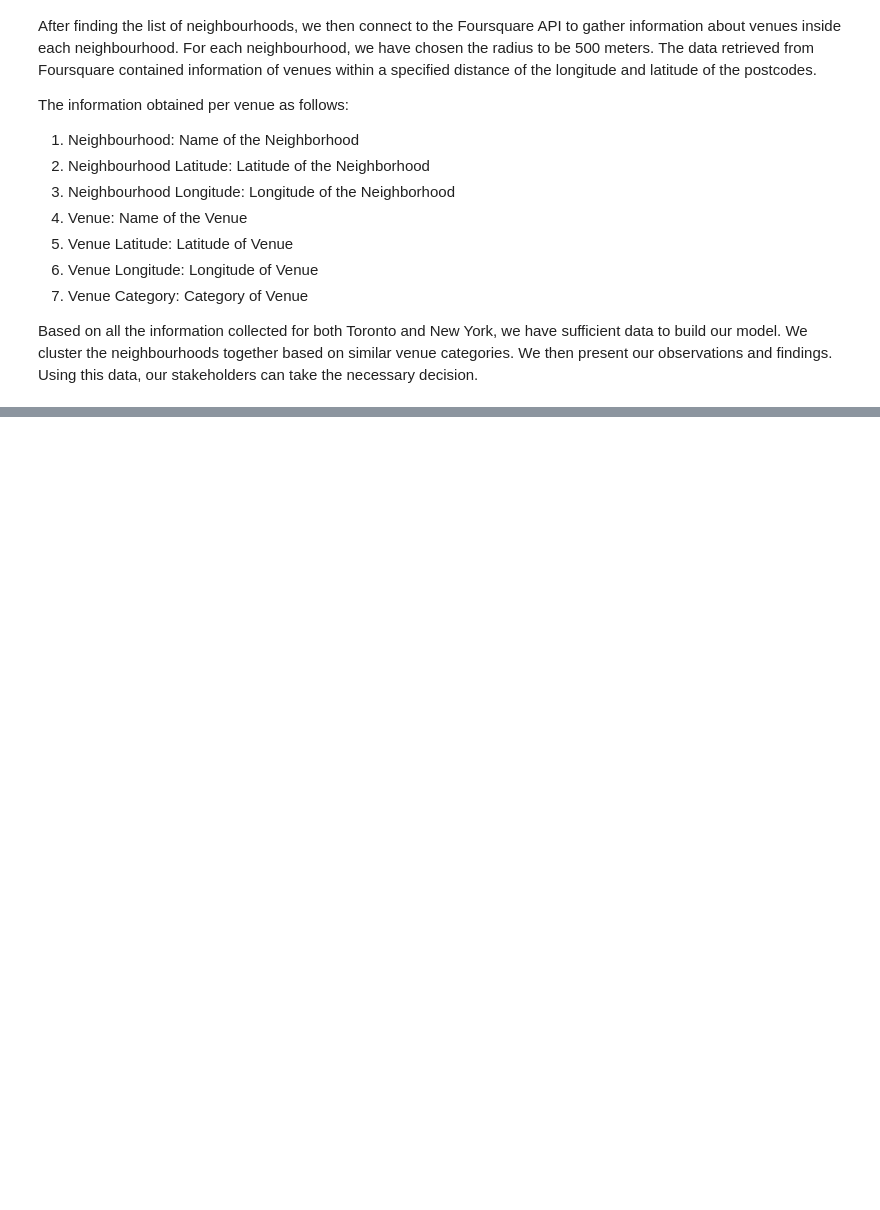
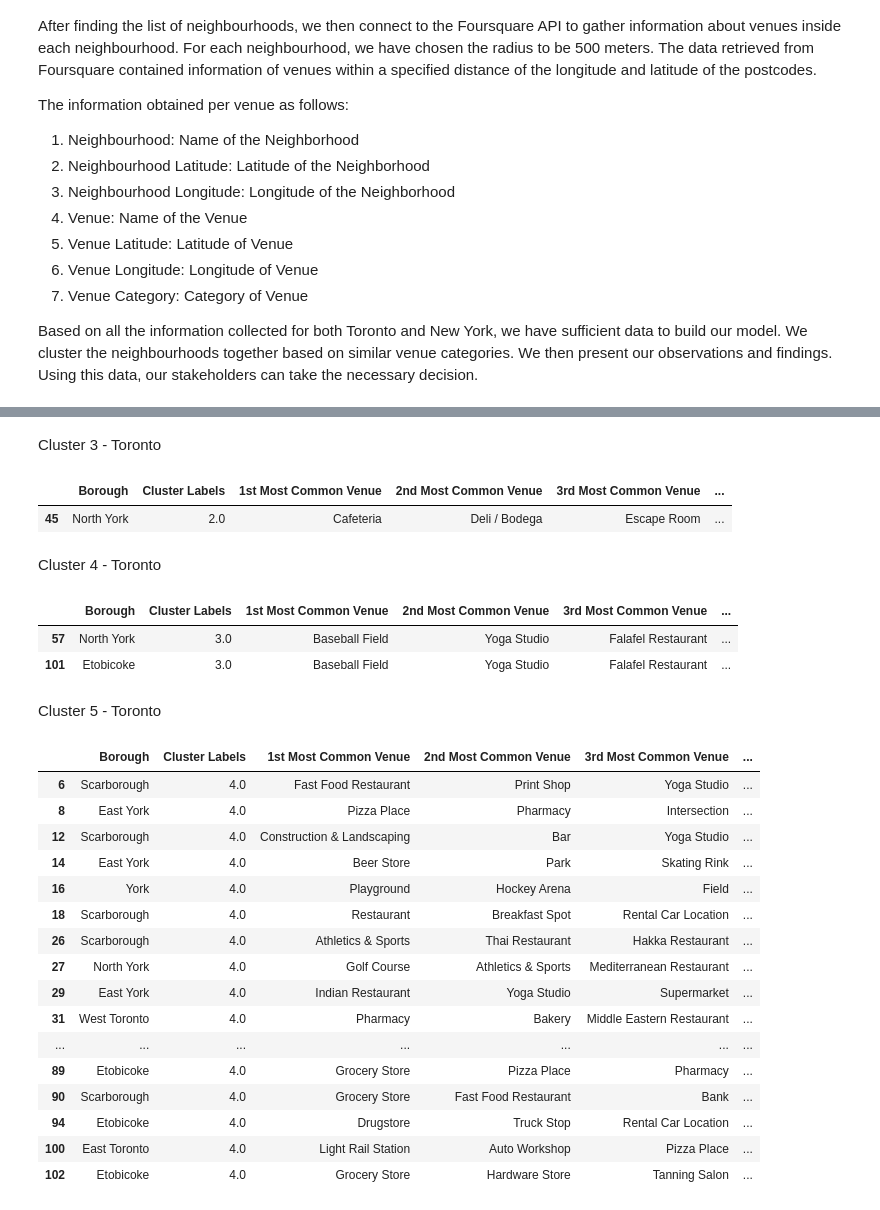
Before and after one commit to Arasool31/Capstone-Project---The-Battle-of-Neighborhoods, a Jupyter notebook: Where Should You Go.ipynb, the cells around one changed output, grey strips where cells are left out. Cells and saved outputs as stored; diff of their text form; code cells hidden in the pictures; blank space fills up the shorter version.

Commit message:
Published from Watson Studio.

```diff
--- a/Where Should You Go.ipynb
+++ b/Where Should You Go.ipynb
@@ -58,0 +707,37 @@ Based on all the information collected for both Toronto and New York, we have su
+# %% [markdown]
+Cluster 3 - Toronto
+# %%
+toronto_merged_nonan.loc[toronto_merged_nonan['Cluster Labels'] == 2, toronto_merged_nonan.columns[[1] + list(range(5, toronto_merged_nonan.shape[1]))]]
+# %% [output]
+|  | Borough | Cluster Labels | 1st Most Common Venue | 2nd Most Common Venue | 3rd Most Common Venue | ... |
+| 45 | North York | 2.0 | Cafeteria | Deli / Bodega | Escape Room | ... |
+# %% [markdown]
+Cluster 4 - Toronto
+# %%
+toronto_merged_nonan.loc[toronto_merged_nonan['Cluster Labels'] == 3, toronto_merged_nonan.columns[[1] + list(range(5, toronto_merged_nonan.shape[1]))]]
+# %% [output]
+|  | Borough | Cluster Labels | 1st Most Common Venue | 2nd Most Common Venue | 3rd Most Common Venue | ... |
+| 57 | North York | 3.0 | Baseball Field | Yoga Studio | Falafel Restaurant | ... |
+| 101 | Etobicoke | 3.0 | Baseball Field | Yoga Studio | Falafel Restaurant | ... |
+# %% [markdown]
+Cluster 5 - Toronto
+# %%
+toronto_merged_nonan.loc[toronto_merged_nonan['Cluster Labels'] == 4, toronto_merged_nonan.columns[[1] + list(range(5, toronto_merged_nonan.shape[1]))]]
+# %% [output]
+|  | Borough | Cluster Labels | 1st Most Common Venue | 2nd Most Common Venue | 3rd Most Common Venue | ... |
+| 6 | Scarborough | 4.0 | Fast Food Restaurant | Print Shop | Yoga Studio | ... |
+| 8 | East York | 4.0 | Pizza Place | Pharmacy | Intersection | ... |
+| 12 | Scarborough | 4.0 | Construction & Landscaping | Bar | Yoga Studio | ... |
+| 14 | East York | 4.0 | Beer Store | Park | Skating Rink | ... |
+| 16 | York | 4.0 | Playground | Hockey Arena | Field | ... |
+| 18 | Scarborough | 4.0 | Restaurant | Breakfast Spot | Rental Car Location | ... |
+| 26 | Scarborough | 4.0 | Athletics & Sports | Thai Restaurant | Hakka Restaurant | ... |
+| 27 | North York | 4.0 | Golf Course | Athletics & Sports | Mediterranean Restaurant | ... |
+| 29 | East York | 4.0 | Indian Restaurant | Yoga Studio | Supermarket | ... |
+| 31 | West Toronto | 4.0 | Pharmacy | Bakery | Middle Eastern Restaurant | ... |
+| ... | ... | ... | ... | ... | ... | ... |
+| 89 | Etobicoke | 4.0 | Grocery Store | Pizza Place | Pharmacy | ... |
+| 90 | Scarborough | 4.0 | Grocery Store | Fast Food Restaurant | Bank | ... |
+| 94 | Etobicoke | 4.0 | Drugstore | Truck Stop | Rental Car Location | ... |
+| 100 | East Toronto | 4.0 | Light Rail Station | Auto Workshop | Pizza Place | ... |
+| 102 | Etobicoke | 4.0 | Grocery Store | Hardware Store | Tanning Salon | ... |
```
Also changed, not shown: parts of 90 cells of this notebook.
